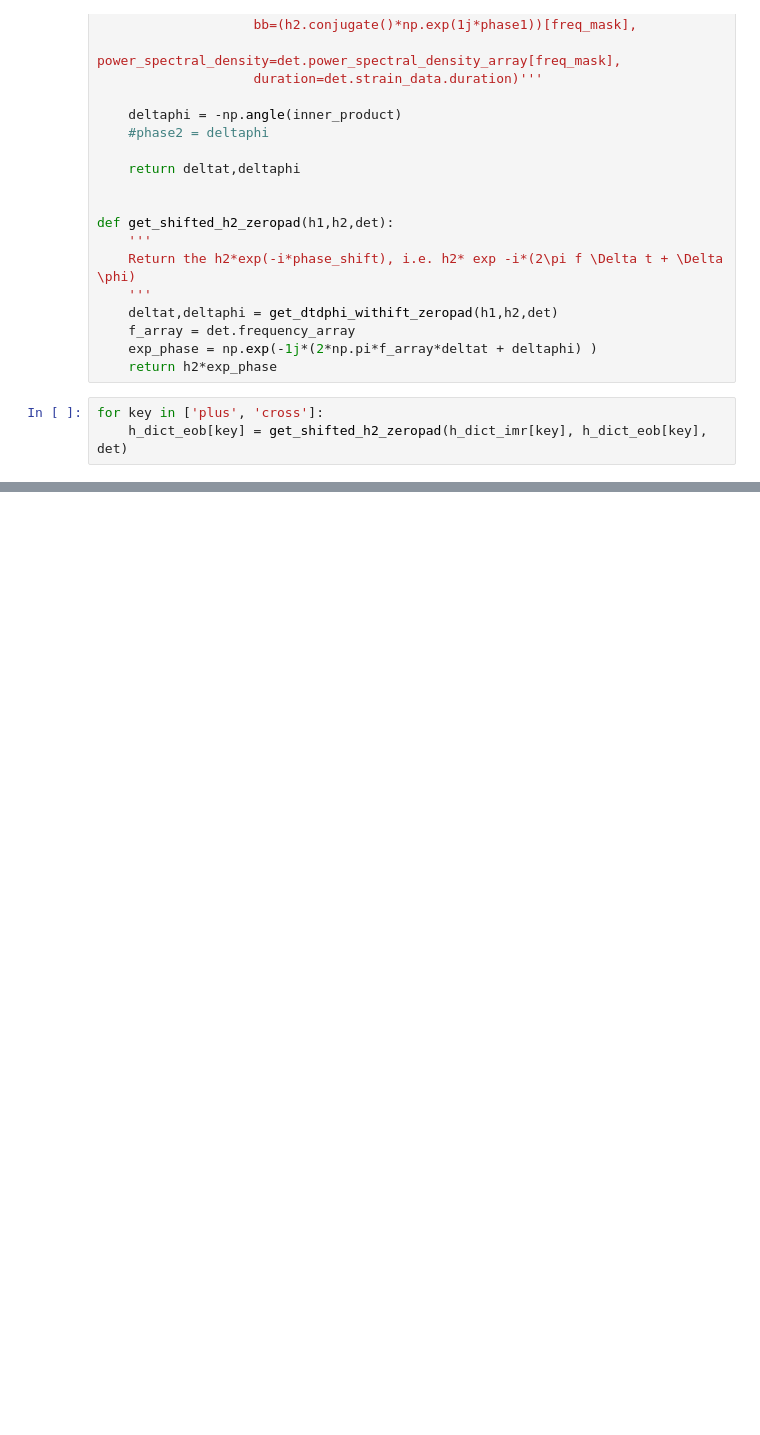
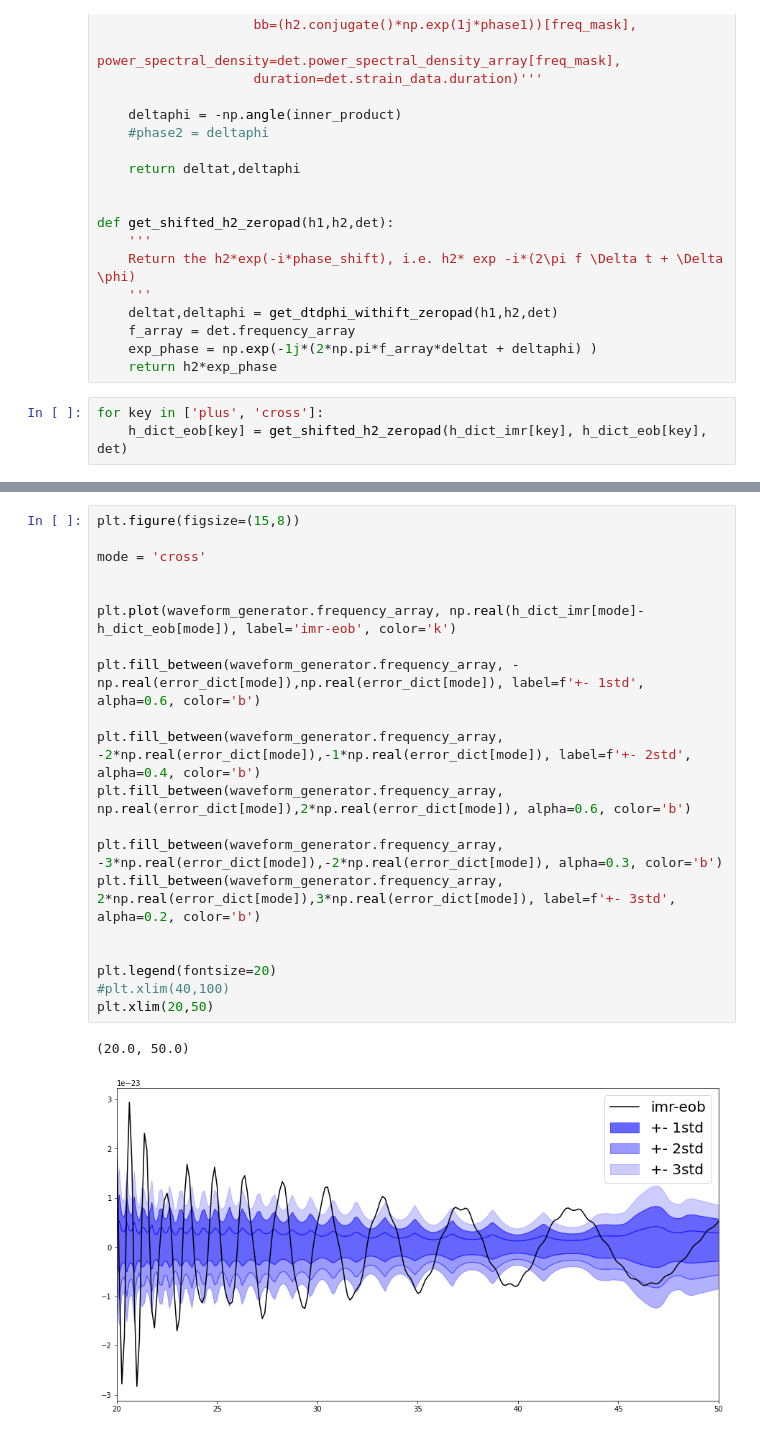
Before and after one commit to MarinerQ/npf_GWwaveform, a Jupyter notebook: gw/training/fd/npwavegen.ipynb, the cells around one changed output, grey strips where cells are left out. Cells and saved outputs as stored; diff of their text form; blank space fills up the shorter version.

```diff
--- a/gw/training/fd/npwavegen.ipynb
+++ b/gw/training/fd/npwavegen.ipynb
@@ -182,0 +240,23 @@ plt.xlim(20,100)
+# %%
+plt.figure(figsize=(15,8))
+
+mode = 'cross'
+
+
+plt.plot(waveform_generator.frequency_array, np.real(h_dict_imr[mode]-h_dict_eob[mode]), label='imr-eob', color='k')
+
+plt.fill_between(waveform_generator.frequency_array, -np.real(error_dict[mode]),np.real(error_dict[mode]), label=f'+- 1std', alpha=0.6, color='b')
+
+plt.fill_between(waveform_generator.frequency_array, -2*np.real(error_dict[mode]),-1*np.real(error_dict[mode]), label=f'+- 2std', alpha=0.4, color='b')
+plt.fill_between(waveform_generator.frequency_array, np.real(error_dict[mode]),2*np.real(error_dict[mode]), alpha=0.6, color='b')
+
+plt.fill_between(waveform_generator.frequency_array, -3*np.real(error_dict[mode]),-2*np.real(error_dict[mode]), alpha=0.3, color='b')
+plt.fill_between(waveform_generator.frequency_array, 2*np.real(error_dict[mode]),3*np.real(error_dict[mode]), label=f'+- 3std', alpha=0.2, color='b')
+
+
+plt.legend(fontsize=20)
+#plt.xlim(40,100)
+plt.xlim(20,50)
+# %% [output]
+(20.0, 50.0)
+[figure, added]
```
Also changed, not shown: parts of 10 cells of this notebook, 2 other files.
